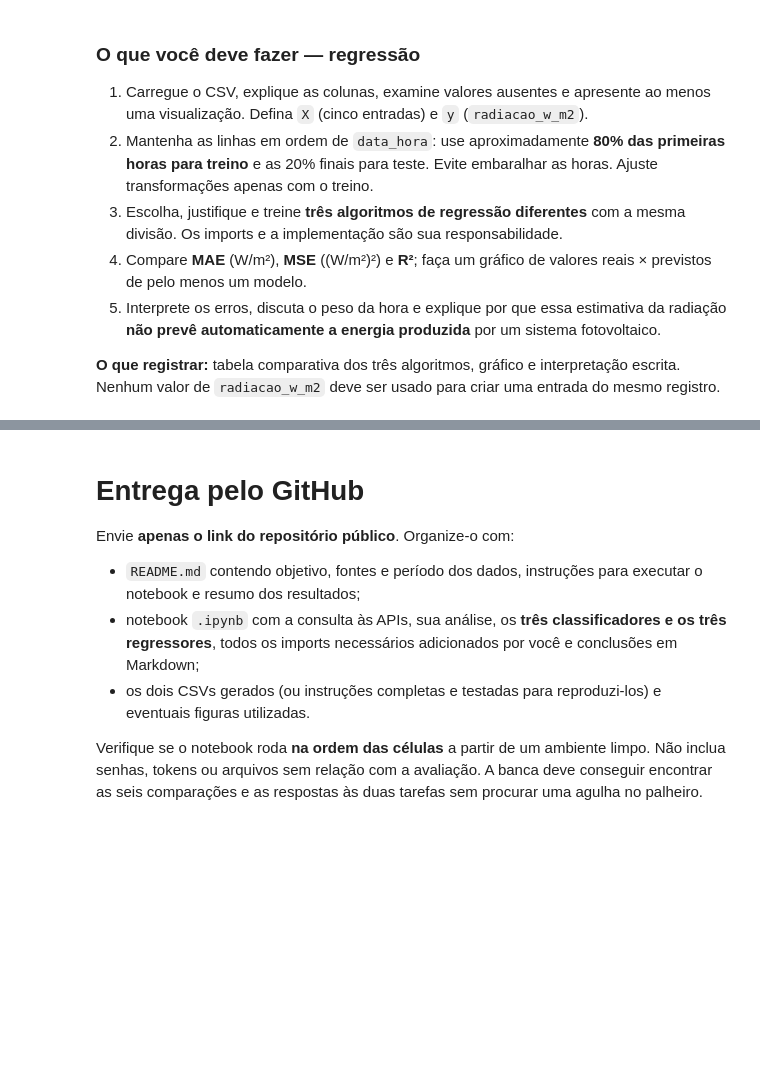
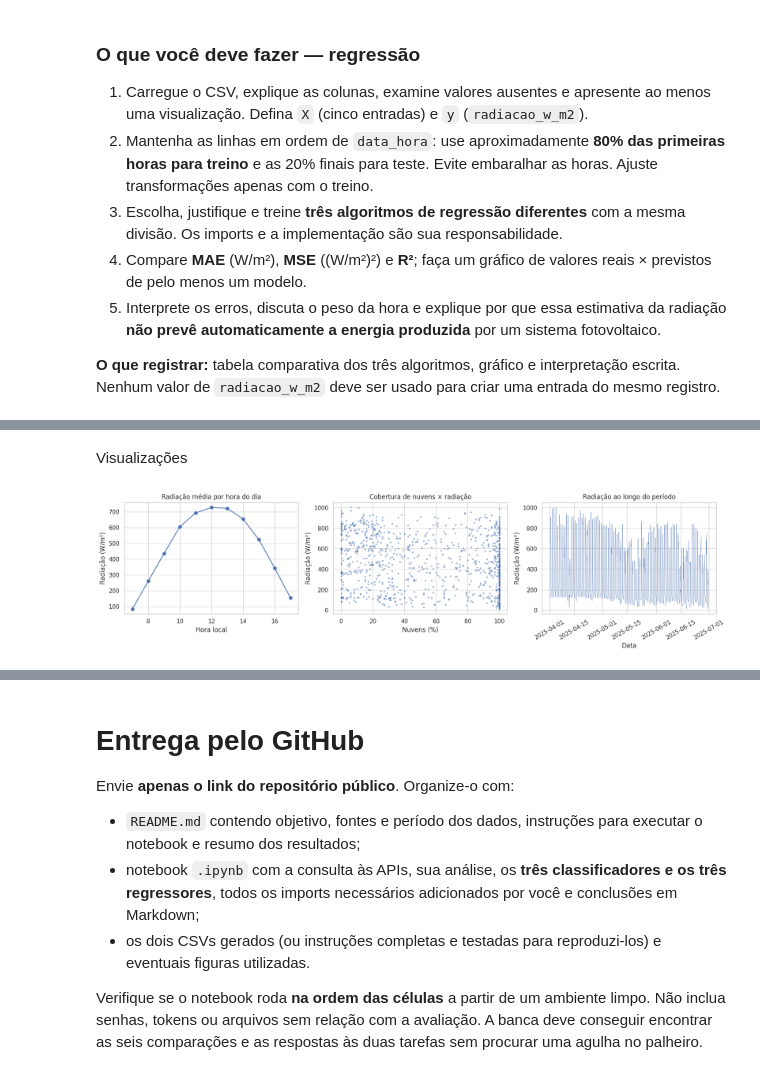
Before and after one commit to o-kauan/CP2_SEM2_SERS_2026, a Jupyter notebook: Checkpoint2_SERS.ipynb, the cells around one changed output, grey strips where cells are left out. Drawn from its saved outputs; the diff is of its cells as text; code cells hidden in the pictures; blank space fills up the shorter version.

```diff
--- a/Checkpoint2_SERS.ipynb
+++ b/Checkpoint2_SERS.ipynb
@@ -370,0 +392,8 @@ Salvo: meteo_regressao_orange.csv
+# %%
+df = pd.read_csv("meteo_regressao_orange.csv", parse_dates=["data_hora"])
+df = df.sort_values("data_hora").reset_index(drop=True)   # garante a ordem temporal
+
+print("Formato (linhas, colunas):", df.shape)
+print("\nTipos das colunas:\n", df.dtypes)
+print("\nValores ausentes por coluna:\n", df.isna().sum())
+df.head()
@@ -370,0 +446,24 @@ Salvo: meteo_regressao_orange.csv
+# %% [markdown]
+Visualizações
+# %%
+fig, ax = plt.subplots(1, 3, figsize=(17, 4.5))
+
+# (a) Radiação média por hora do dia
+df.groupby("hora")["radiacao_w_m2"].mean().plot(ax=ax[0], marker="o")
+ax[0].set_title("Radiação média por hora do dia")
+ax[0].set_xlabel("Hora local"); ax[0].set_ylabel("Radiação (W/m²)")
+
+# (b) Nuvens x radiação
+ax[1].scatter(df["nuvens_pct"], df["radiacao_w_m2"], s=6, alpha=0.4)
+ax[1].set_title("Cobertura de nuvens × radiação")
+ax[1].set_xlabel("Nuvens (%)"); ax[1].set_ylabel("Radiação (W/m²)")
+
+# (c) Série temporal da radiação
+ax[2].plot(df["data_hora"], df["radiacao_w_m2"], lw=0.4)
+ax[2].set_title("Radiação ao longo do período")
+ax[2].set_xlabel("Data"); ax[2].set_ylabel("Radiação (W/m²)")
+ax[2].tick_params(axis="x", rotation=30)
+
+plt.tight_layout(); plt.show()
+# %% [output]
+[figure, added]
```
Also changed, not shown: parts of 26 cells of this notebook.
